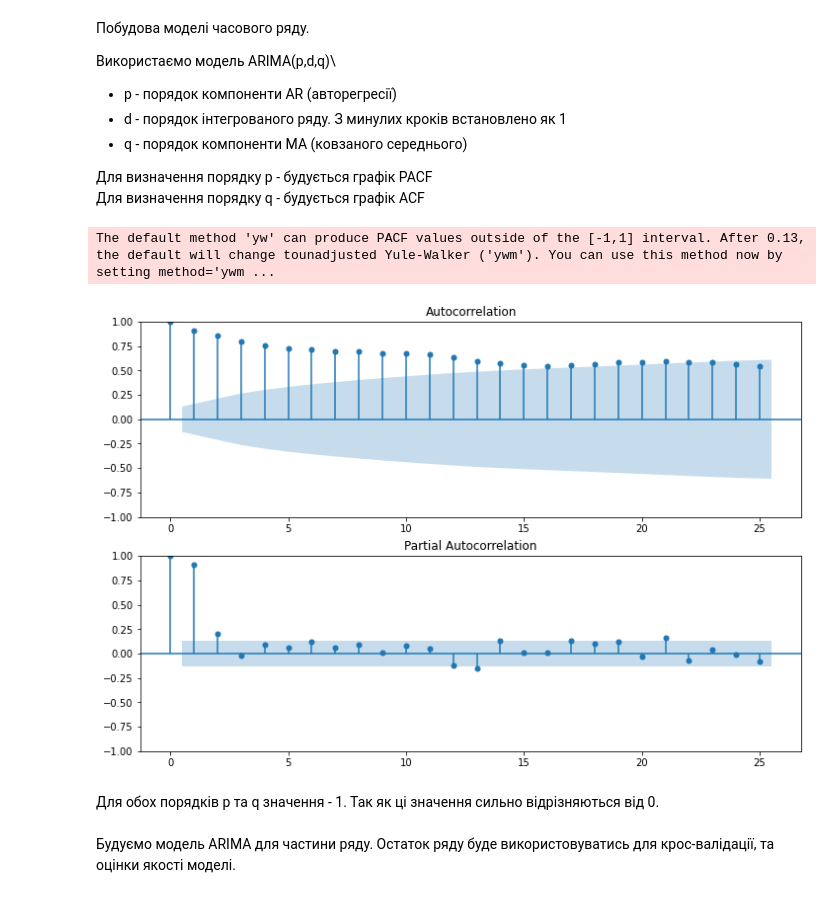
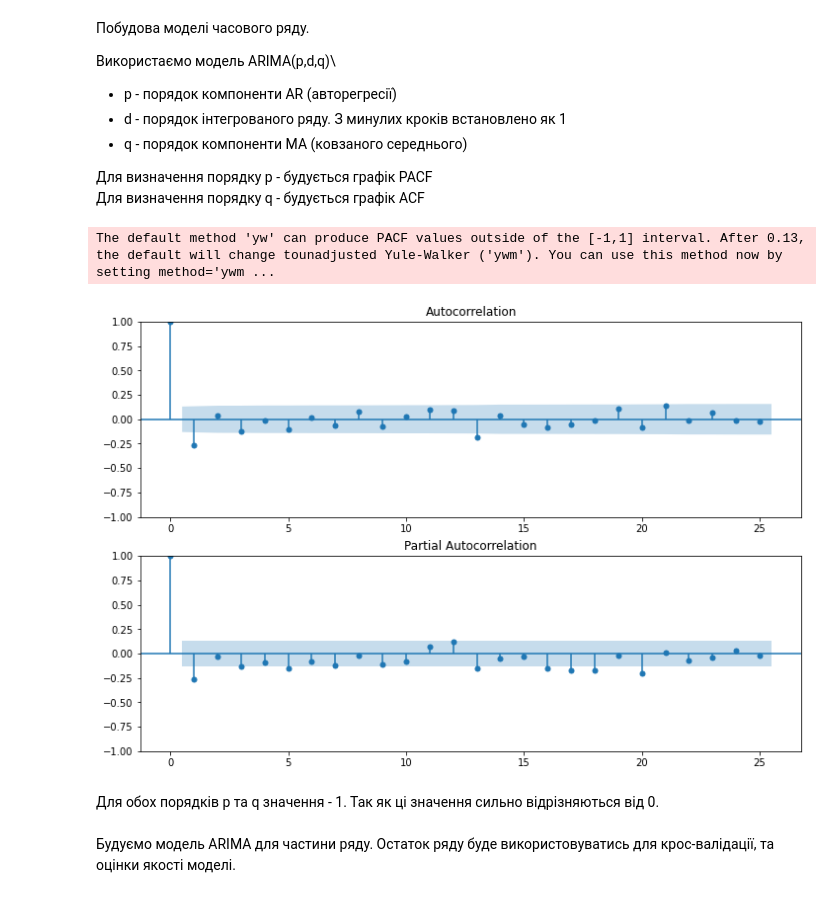
Before and after one commit to markbugatti/arima-basic-diploma, a Jupyter notebook: analyze_views.ipynb, the cells around one changed output. Cells and saved outputs as stored; diff of their text form; code cells hidden in the pictures.

Commit message:
autocorrelation input data fixed

```diff
--- a/analyze_views.ipynb
+++ b/analyze_views.ipynb
@@ -58,9 +58,9 @@ plotly_df(view_statistics, title="views")
 # %% [markdown]
 З графіку видно, що ряд має викиди. Аналізувати перегляди за кожен день не зовсім правильно, наприкінці або на початку тижня будуть дні в які переглядів більше, ніж в інші. Тому є сенс перейти до тижневого інтервалу та середнього значення переглядів на ньому. Перехід до тижневого інтервалу позбавить дані викидів і зменшить коливання ряду. в бібліотеці pandas для цього є функція resample(), як параметри їй передається період округлення, після чого, виконується агрегаційна функція. Вибираємо в якості агрегаційної функції 'медіану' для того, щоб позбутися викидів.
 # %%
-view_statistics_weekly_median_aggregated = DataFrame(view_statistics.resample('W').median())
-view_statistics_weekly_mean_aggregated = DataFrame(view_statistics.resample('W').mean())
-view_statistics_weekly_sum_aggregated = DataFrame(view_statistics.resample('W').sum())
+view_statistics_weekly_median_aggregated = view_statistics.resample('W').median()
+view_statistics_weekly_mean_aggregated = view_statistics.resample('W').mean()
+view_statistics_weekly_sum_aggregated = view_statistics.resample('W').sum()
 
 data_week_resampled = view_statistics_weekly_mean_aggregated
 data = data_week_resampled
@@ -226,12 +231,12 @@ plotly_df(data_stationary, title="views")
 # %%
 fig = plt.figure(figsize=(12,8))
 ax1 = fig.add_subplot(211)
-fig = sm.graphics.tsa.plot_acf(data.values.squeeze(), lags=25, ax=ax1)
+fig = sm.graphics.tsa.plot_acf(data_stationary.values.squeeze(), lags=25, ax=ax1)
 ax2 = fig.add_subplot(212)
-fig = sm.graphics.tsa.plot_pacf(data, lags=25, ax=ax2)
+fig = sm.graphics.tsa.plot_pacf(data_stationary, lags=25, ax=ax2)
 # %% [output]
 The default method 'yw' can produce PACF values outside of the [-1,1] interval. After 0.13, the default will change tounadjusted Yule-Walker ('ywm'). You can use this method now by setting method='ywm ...
-[figure, old version]
+[figure, new version]
 # %% [markdown]
 Для обох порядків p та q значення - 1. Так як ці значення сильно відрізняються від 0.\
 \
```
Also changed, not shown: parts of 7 cells of this notebook.
